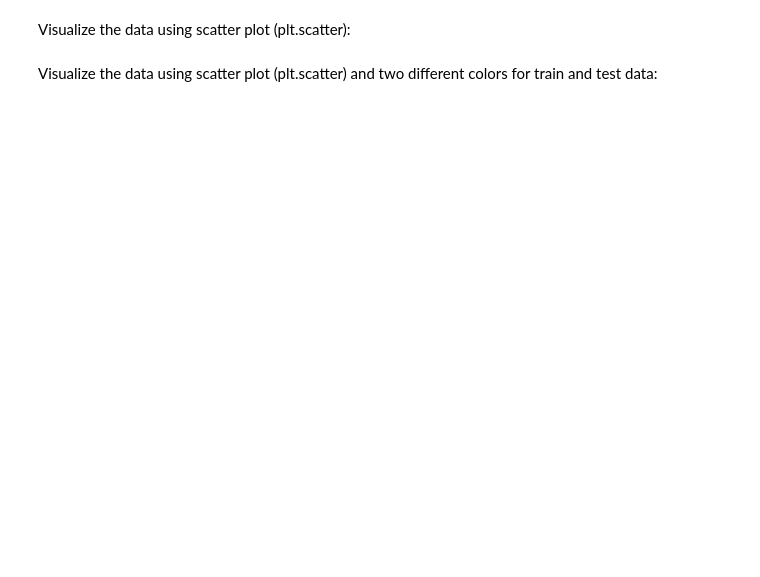
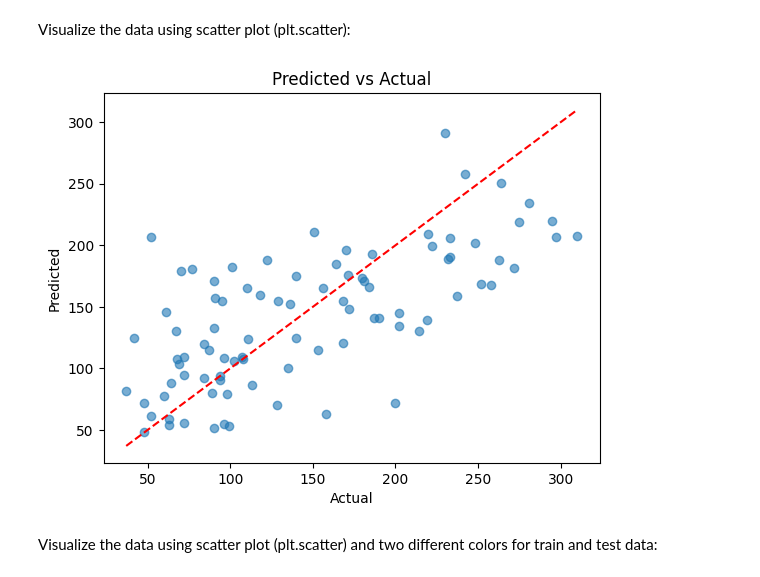
Before and after one commit to chandlershortlidge/lab-dsai-regression-exercises, a Jupyter notebook: your-code/main.ipynb, the cells around one changed output. Drawn from its saved outputs; the diff is of its cells as text; code cells hidden in the pictures; blank space fills up the shorter version.

```diff
--- a/your-code/main.ipynb
+++ b/your-code/main.ipynb
@@ -254,2 +262,8 @@ Divide in training and testing sets
+# %%
+from sklearn.model_selection import train_test_split
+
+X_train, X_test, y_train, y_test = train_test_split(
+    X, y, test_size=0.2, random_state=42
+)#
 # %% [markdown]
 For the simple model, first choose one of the dimensions of the data. Try some plots to identify possible linear relationships between the predictor and target variables. Pick one variable for your first model.
@@ -257,0 +270,16 @@ For the simple model, first choose one of the dimensions of the data. Try some p
+# %%
+from sklearn import linear_model
+from sklearn.linear_model import LinearRegression
+
+# Create the Linear Regression estimator
+lm = LinearRegression()
+
+# Perform the fitting
+lm.fit(X_train, y_train)
+
+# you can simply use the .predict
+predictions = lm.predict(X_test)
+print("predicted values:", predictions)
+
+# Print coefs
+print(lm.intercept_, lm.coef_)
@@ -258,5 +307,18 @@ For the simple model, first choose one of the dimensions of the data. Try some p
 # %% [markdown]
 Visualize the data using scatter plot (plt.scatter):
+# %%
+import matplotlib.pyplot as plt
+
+y_pred = lm.predict(X_test)
+
+plt.scatter(y_test, y_pred, alpha=0.6)
+plt.plot([y_test.min(), y_test.max()], [y_test.min(), y_test.max()], "r--")
+plt.xlabel("Actual")
+plt.ylabel("Predicted")
+plt.title("Predicted vs Actual")
+plt.show()
+# %% [output]
+[figure, added]
 # %%
 # Your code here
 # %% [markdown]
```
Also changed, not shown: parts of 19 cells of this notebook.
